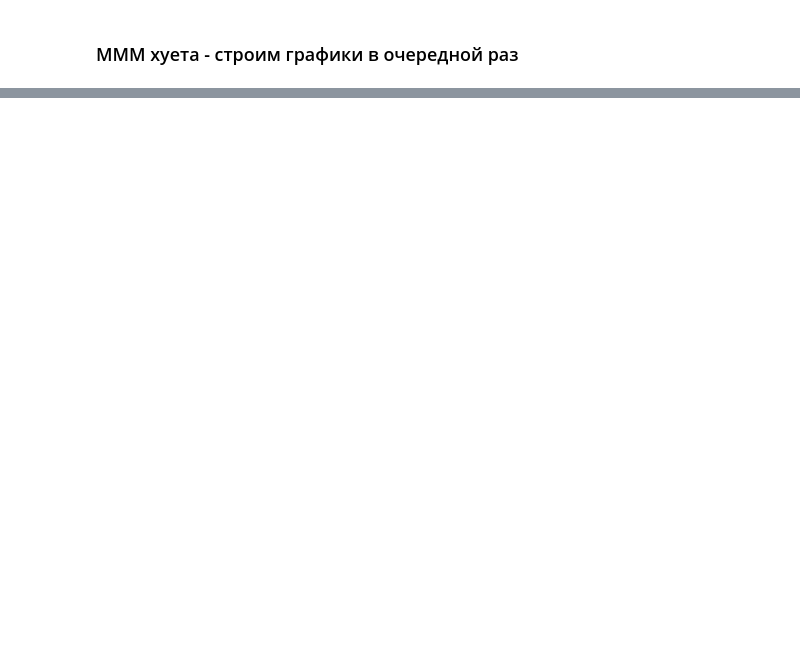
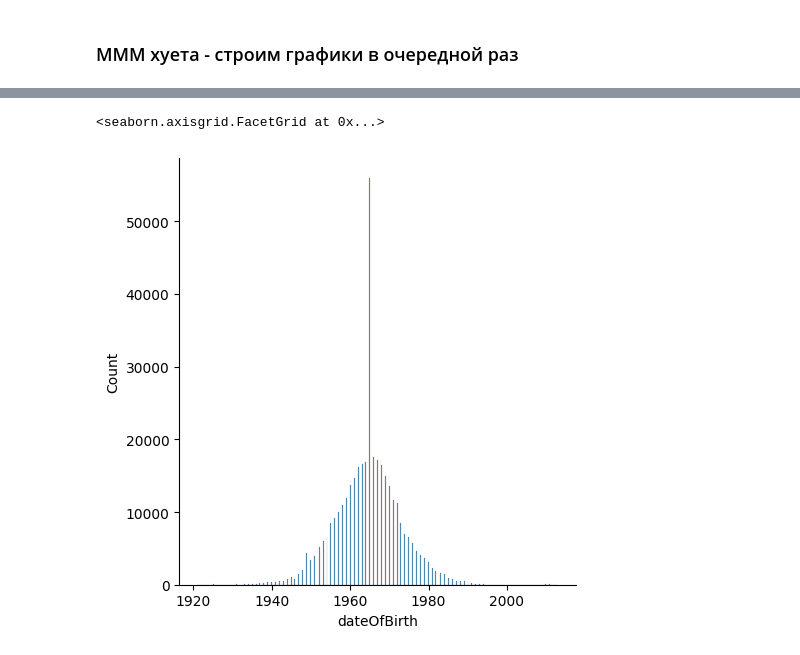
Before and after one commit to EfimowEgor/MMAD_DMC2014, a Jupyter notebook: EDA_v2.ipynb, the cells around one changed output, grey strips where cells are left out. Drawn from its saved outputs; the diff is of its cells as text; code cells hidden in the pictures; blank space fills up the shorter version.

```diff
--- a/EDA_v2.ipynb
+++ b/EDA_v2.ipynb
@@ -238,0 +77,6 @@ F1-score: 0.6101498053190787
+# %%
+df = df.loc[df['dateOfBirth'].dt.year > 1920]
+sns.displot(df['dateOfBirth'].dt.year)
+# %% [output]
+<seaborn.axisgrid.FacetGrid at 0x...>
+[figure, added]
```
Also changed, not shown: parts of 54 cells of this notebook, 3 other files.
